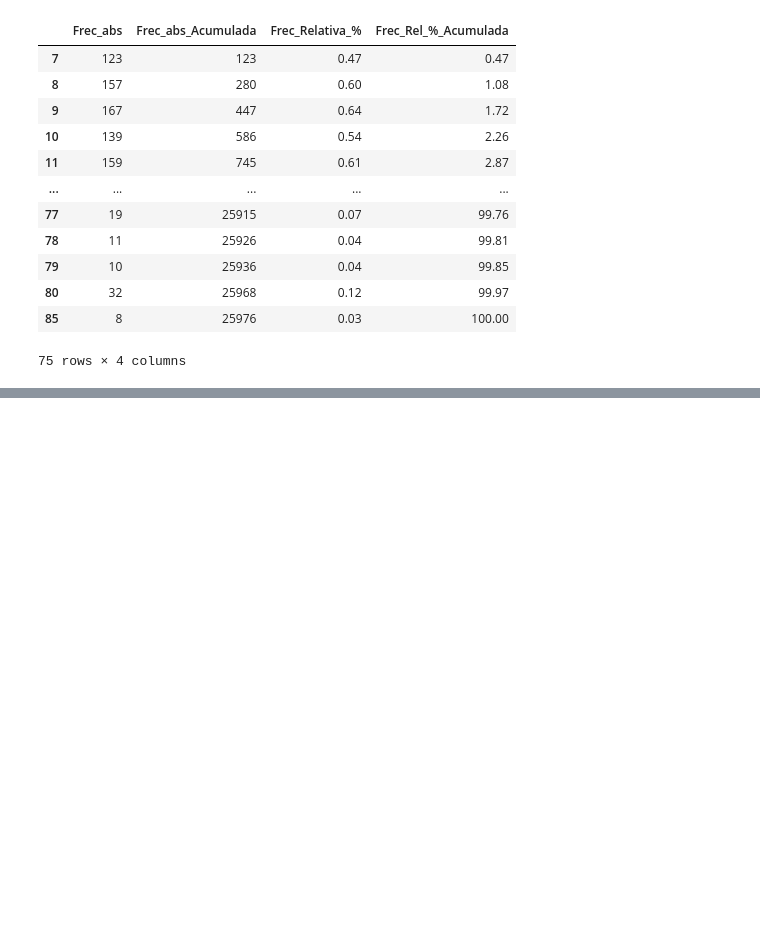
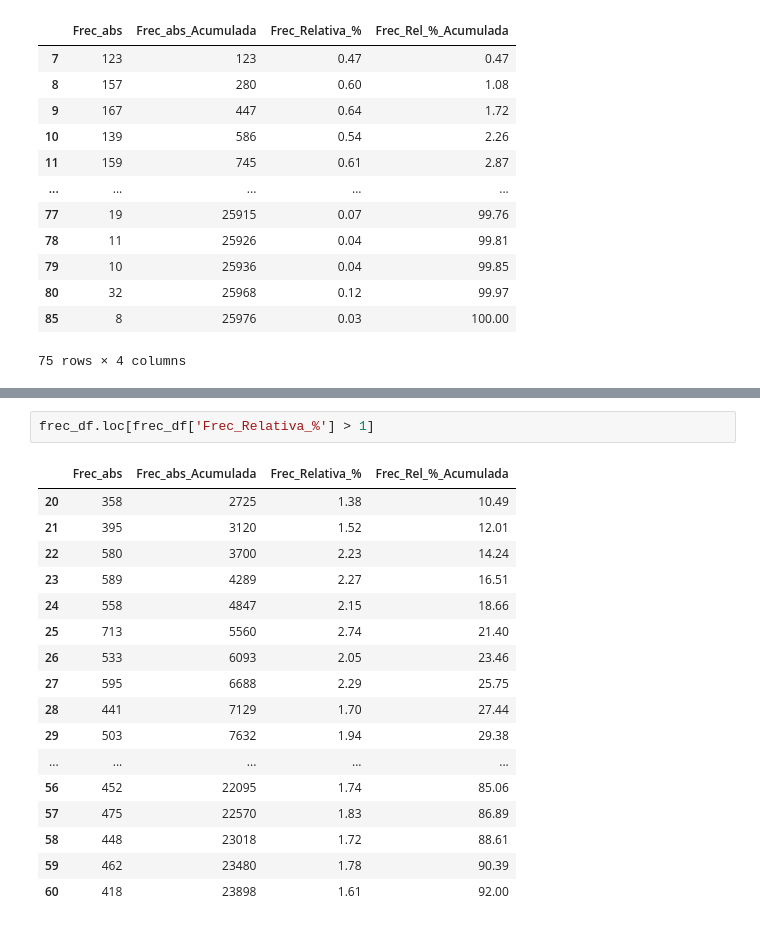
Before and after one commit to MHerrera11/Coderhouse, a Jupyter notebook: notebooks/Satisfacción de Clientes en Vuelos.ipynb, the cells around one changed output, grey strips where cells are left out. Drawn from its saved outputs; the diff is of its cells as text; blank space fills up the shorter version.

```diff
--- a/notebooks/Satisfacción de Clientes en Vuelos.ipynb
+++ b/notebooks/Satisfacción de Clientes en Vuelos.ipynb
@@ -516,0 +554,20 @@ frec_df
+# %%
+frec_df.loc[frec_df['Frec_Relativa_%'] > 1]
+# %% [output]
+|  | Frec_abs | Frec_abs_Acumulada | Frec_Relativa_% | Frec_Rel_%_Acumulada |
+| 20 | 358 | 2725 | 1.38 | 10.49 |
+| 21 | 395 | 3120 | 1.52 | 12.01 |
+| 22 | 580 | 3700 | 2.23 | 14.24 |
+| 23 | 589 | 4289 | 2.27 | 16.51 |
+| 24 | 558 | 4847 | 2.15 | 18.66 |
+| 25 | 713 | 5560 | 2.74 | 21.40 |
+| 26 | 533 | 6093 | 2.05 | 23.46 |
+| 27 | 595 | 6688 | 2.29 | 25.75 |
+| 28 | 441 | 7129 | 1.70 | 27.44 |
+| 29 | 503 | 7632 | 1.94 | 29.38 |
+| ... | ... | ... | ... | ... |
+| 56 | 452 | 22095 | 1.74 | 85.06 |
+| 57 | 475 | 22570 | 1.83 | 86.89 |
+| 58 | 448 | 23018 | 1.72 | 88.61 |
+| 59 | 462 | 23480 | 1.78 | 90.39 |
+| 60 | 418 | 23898 | 1.61 | 92.00 |
```
Also changed, not shown: parts of 3 cells of this notebook.
